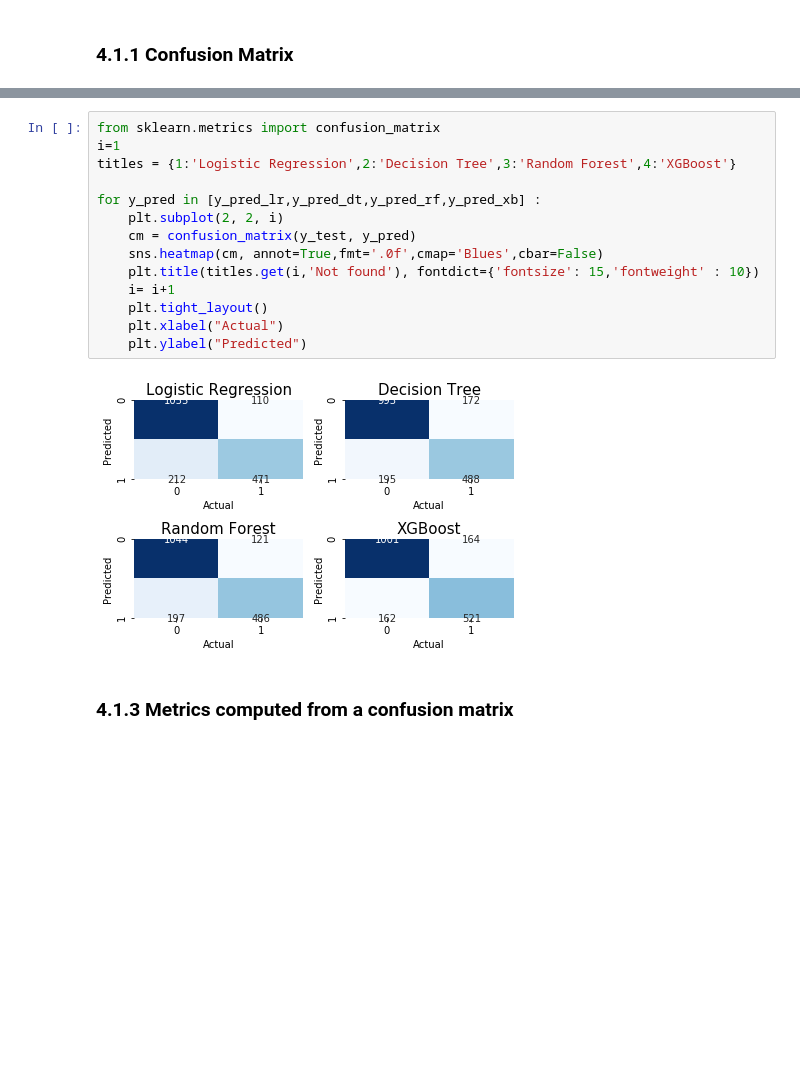
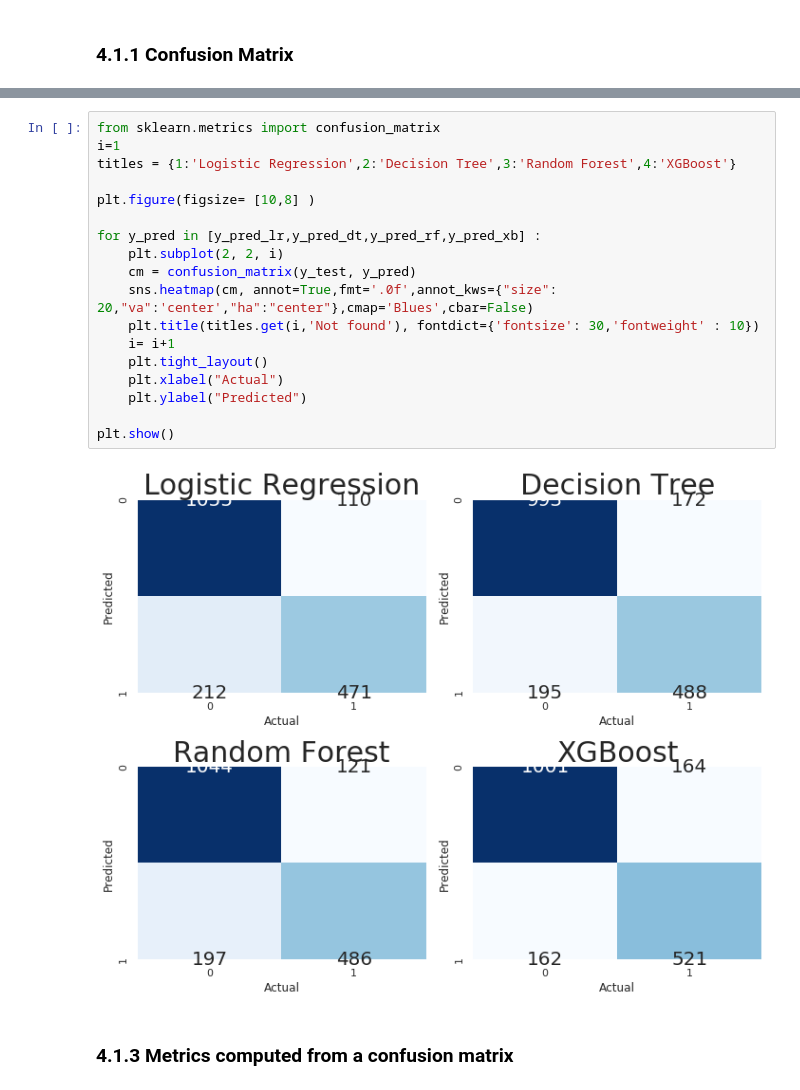
Before and after one commit to LouisCMS/Scoring-training, a Jupyter notebook: scoring-newkarak-case-study.ipynb, the cells around one changed output, grey strips where cells are left out. Drawn from its saved outputs; the diff is of its cells as text; blank space fills up the shorter version.

```diff
--- a/scoring-newkarak-case-study.ipynb
+++ b/scoring-newkarak-case-study.ipynb
@@ -247,19 +247,23 @@ Type II error
 # %%
 from sklearn.metrics import confusion_matrix
 i=1
 titles = {1:'Logistic Regression',2:'Decision Tree',3:'Random Forest',4:'XGBoost'}
 
+plt.figure(figsize= [10,8] )
+
 for y_pred in [y_pred_lr,y_pred_dt,y_pred_rf,y_pred_xb] :
     plt.subplot(2, 2, i)
     cm = confusion_matrix(y_test, y_pred)
-    sns.heatmap(cm, annot=True,fmt='.0f',cmap='Blues',cbar=False)
-    plt.title(titles.get(i,'Not found'), fontdict={'fontsize': 15,'fontweight' : 10})
+    sns.heatmap(cm, annot=True,fmt='.0f',annot_kws={"size": 20,"va":'center',"ha":"center"},cmap='Blues',cbar=False)
+    plt.title(titles.get(i,'Not found'), fontdict={'fontsize': 30,'fontweight' : 10})
     i= i+1
     plt.tight_layout()
     plt.xlabel("Actual")
     plt.ylabel("Predicted")
+
+plt.show()
 # %% [output]
-[figure, old version]
+[figure, new version]
 # %% [markdown]
 ### **4.1.3 Metrics computed from a confusion matrix**
 # %% [markdown]
```
